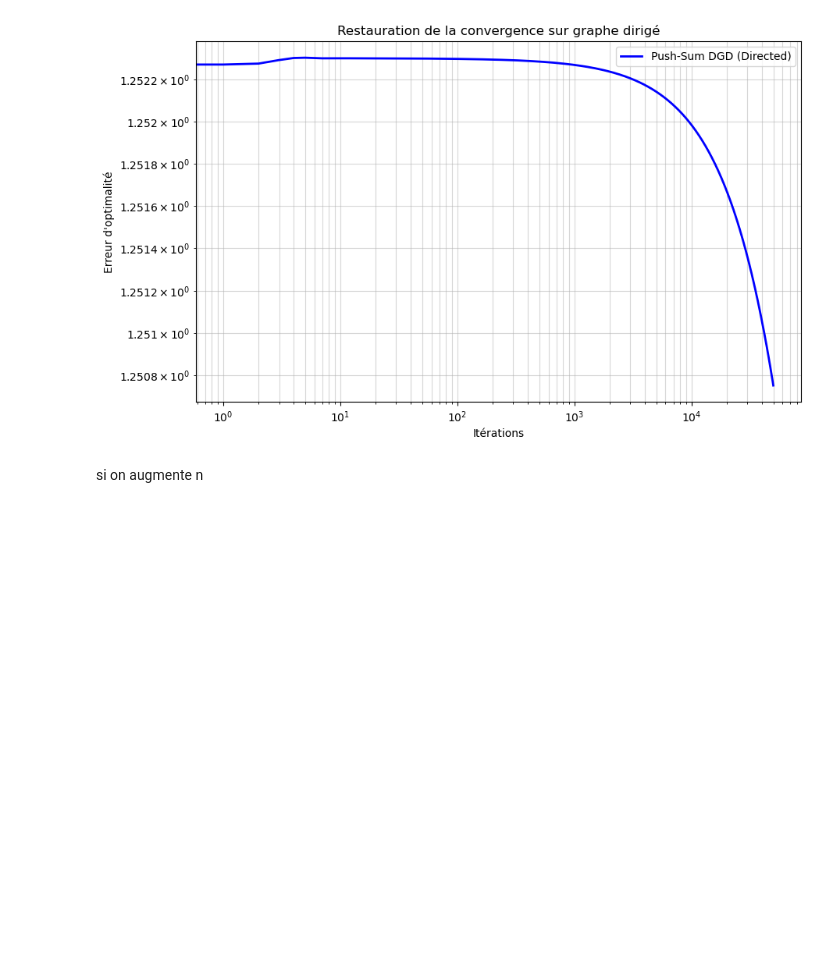
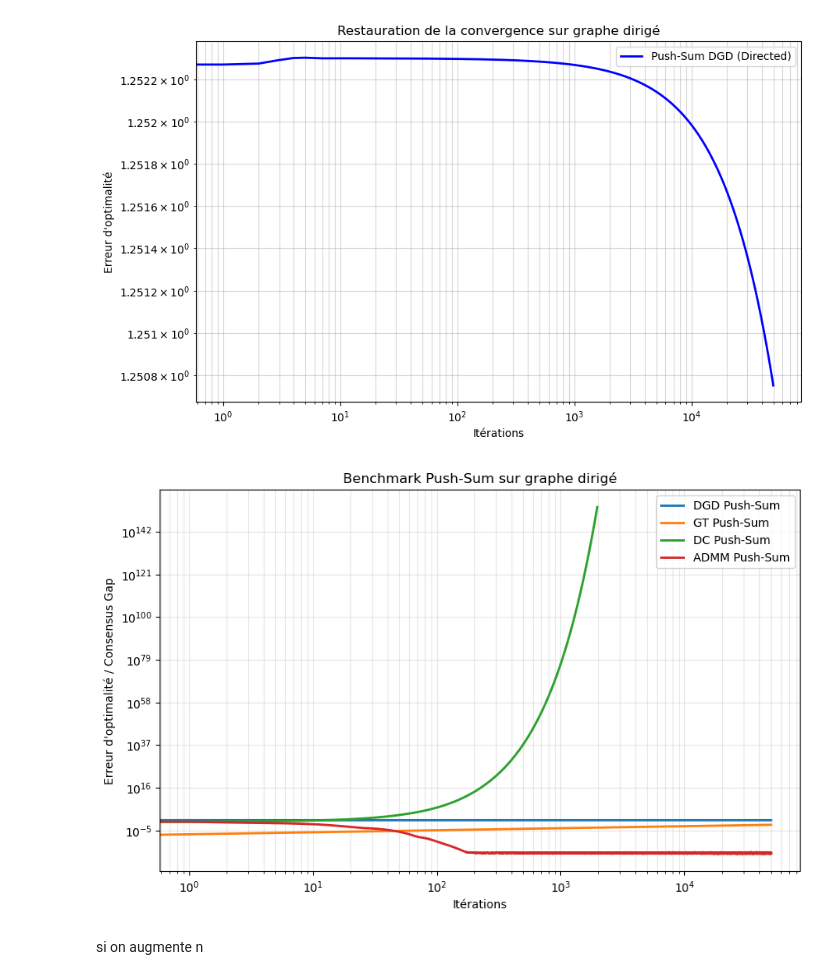
Before and after one commit to pgatt06/Coop_optim, a Jupyter notebook: part_3_ADMM.ipynb, the cells around one changed output. Saved outputs shown, nothing was run; the diff lists cells and outputs as text; code cells hidden in the pictures; blank space fills up the shorter version.

```diff
--- a/part_3_ADMM.ipynb
+++ b/part_3_ADMM.ipynb
@@ -700,3 +836,55 @@ plt.show()
+# %%
+import random
+import matplotlib.pyplot as plt
+import numpy as np
+
+# --- 1. Construction du graphe dirigé (Push-Sum) ---
+W_t = W3.copy()
+seed_value = 42
+random.seed(seed_value)
+np.random.seed(seed_value)
+
+for i in range(a):
+    for j in range(i + 1, a):
+        if random.random() < 0.5:
+            W_t[i, j] = 0
+        else:
+            W_t[j, i] = 0
+
+W_push = (W_t > 0).astype(float)
+for i in range(a):
+    W_push[i, i] = 1.0
+W_push = W_push / W_push.sum(axis=0)
+#print(f"Somme des colonnes : {np.sum(W_push, axis=0)}")
+
+# --- 2. Paramètres ---
+eta = 1e-8
+rho_dc = 1e-2
+beta_admm = 1.0
+
+# --- 3. Lancer les algorithmes Push-Sum ---
+err_dgd = run_push_sum_directed_small_n(W_push, n_iter, alpha_star, Knm, y, Kmm, sigma, nu, a, m, eta)
+
+err_gt = run_push_sum_GT(W_push, n_iter, alpha_star, Knm, y, Kmm, sigma, nu, a, m, eta)
+
+err_dc = run_push_sum_DC(W_push, n_iter, Knm, y, Kmm, sigma, nu, a, m, rho_dc)
+
+err_admm = run_push_sum_ADMM(W_push, n_iter, Knm, y, Kmm, sigma, nu, a, m, beta_admm)
+
+# --- 4. Visualisation ---
+plt.figure(figsize=(10,6))
+plt.loglog(err_dgd, label='DGD Push-Sum', linewidth=2)
+plt.loglog(err_gt, label='GT Push-Sum', linewidth=2)
+plt.loglog(err_dc, label='DC Push-Sum', linewidth=2)
+plt.loglog(err_admm, label='ADMM Push-Sum', linewidth=2)
+plt.xlabel('Itérations')
+plt.ylabel("Erreur d'optimalité / Consensus Gap")
+plt.title("Benchmark Push-Sum sur graphe dirigé")
+plt.legend()
+plt.grid(True, which="both", ls='-', alpha=0.3)
+plt.show()
+# %% [output]
+[figure, added]
 # %% [markdown]
 si on augmente n
 # %%
```
Also changed, not shown: parts of 5 cells of this notebook.
